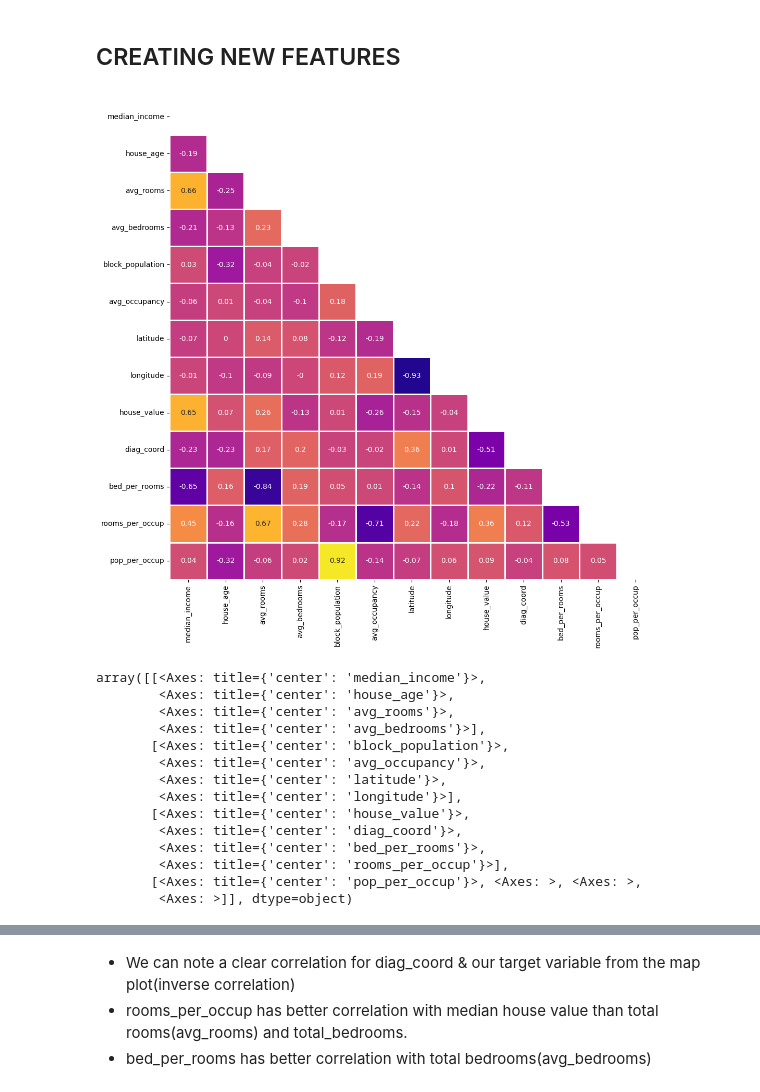
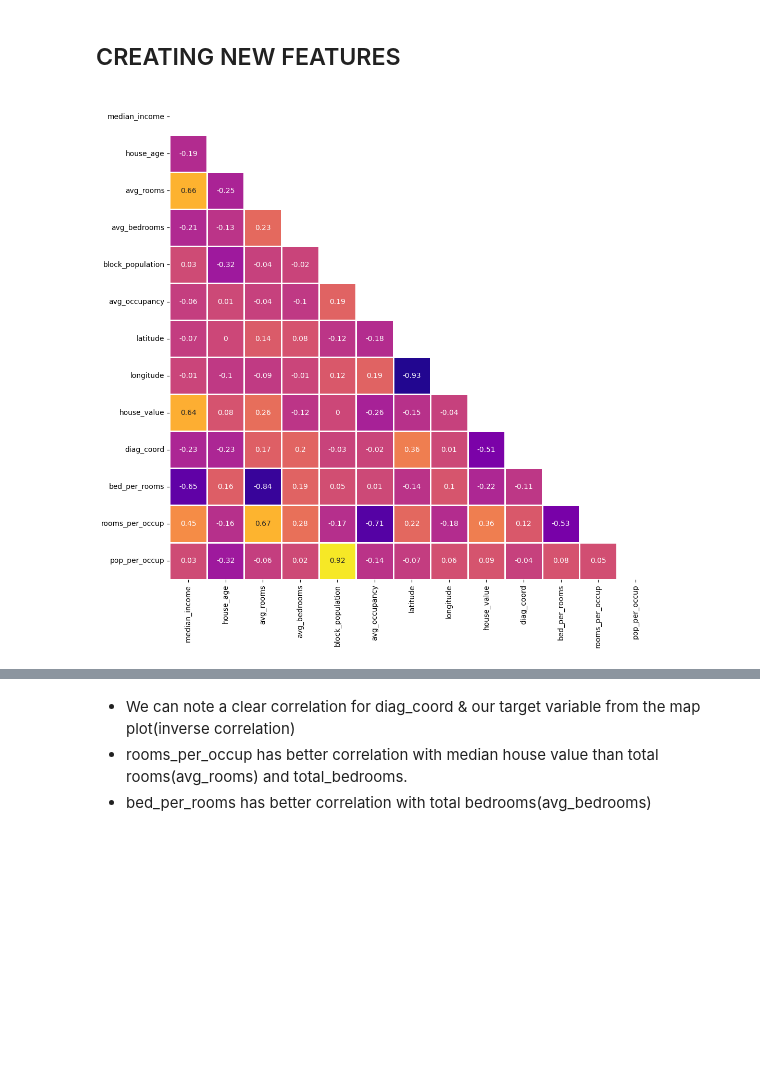
Before and after one commit to Motion115/ML-Labs, a Jupyter notebook: lab1/EDA_and_data_cleaning.ipynb, the cells around one changed output, grey strips where cells are left out. Drawn from its saved outputs; the diff is of its cells as text; code cells hidden in the pictures; blank space fills up the shorter version.

Commit message:
final check

```diff
--- a/lab1/EDA_and_data_cleaning.ipynb
+++ b/lab1/EDA_and_data_cleaning.ipynb
@@ -116,23 +106,28 @@ df["income_cat"].hist(figsize=(15,10))
 # %%
+# Defined a new feature income_cat which is income category and used if for sampling
+# df["income_cat"] = pd.cut(df["median_income"],
+#                                bins=[0., 1.5, 3.0, 4.5, 6., np.inf],
+#                                labels=[1, 2, 3, 4, 5])
+
+df["income_cat"] = np.ceil(df["median_income"] / 1.5)
+df["income_cat"].where(df["income_cat"] < 5, 5.0, inplace=True)
+df["income_cat"].hist(figsize=(15,10))
+
 from sklearn.model_selection import StratifiedShuffleSplit
+
 # Stratified sampling in proportion to income
 split=StratifiedShuffleSplit(n_splits=1,test_size=0.2,random_state=42)
 for train_index,test_index in split.split(df,df['income_cat']):
     trdata=df.loc[train_index]
     tedata=df.loc[test_index]
+
 # Verify the results of the training set and test set after stratified sampling
 print(trdata["income_cat"].value_counts()/len(trdata))
 print(tedata["income_cat"].value_counts()/len(tedata))
 # Delete 'income_cat'
 trdata.drop('income_cat',axis=1,inplace=True)
 tedata.drop('income_cat',axis=1,inplace=True)
-
-# trdata.to_csv("./train_set.csv",index=False)
-# tedata.to_csv("./test_set.csv",index=False)
-#
-# trdata=pd.read_csv('train_set.csv')
-# tedata=pd.read_csv('test_set.csv')
+# check info
 trdata.info()
 tedata.info()
-#data.drop('Unnamed: 0',axis=1,inplace=True)
 # %% [output]
@@ -257,9 +251,3 @@ for i in trdata.columns:
 [figure]
 [figure]
 [figure]
-# %%
-# use skewness correction via feature transformation
-maxval = trdata['house_value'].max() # get the maximum value
-trdata_upd = trdata[trdata['house_value'] != maxval]
-trdata_upd.hist(bins=60, figsize=(15,9))
-tedata_upd = tedata[tedata['house_value'] != maxval]
@@ -268,18 +254,19 @@ tedata_upd = tedata[tedata['house_value'] != maxval]
 # %%
+# use skewness correction via feature transformation
 def RemoveOutliers(df):
     maxval = df['house_value'].max() # get the maximum value
-    df = df[df['house_value']!=maxval].reset_index(drop=True)
-    # df=df[(df['median_house_value']!=500001) | (df['median_income']>=2)].reset_index(drop=True)
+    df = df[df['house_value']!=maxval].reset_index(drop=True) # delete the maximum value
     df = df[df['median_income']<=11].reset_index(drop=True)
-    # df=df[(df['median_house_value']!=350000) | (df['median_income']>=1.5)].reset_index(drop=True)
-    # df=df[(df['median_house_value']!=450000) | (df['median_income']>=2)].reset_index(drop=True)
-    # df=df[(df['median_house_value']>=350000) | (df['median_income']<=9.5)].reset_index(drop=True)
     df = df[df['block_population']<=9000].reset_index(drop=True)
     df = df[(df['avg_occupancy']>=1.15) & (df['avg_occupancy']<=6.5)].reset_index(drop=True)
     df = df[df['avg_rooms']<20].reset_index(drop=True)
     df = df[df['avg_bedrooms']<2].reset_index(drop=True)
     return df
-trdata_upd = RemoveOutliers(trdata_upd)
+# df=df[(df['median_house_value']!=350000) | (df['median_income']>=1.5)].reset_index(drop=True)
+# df=df[(df['median_house_value']!=450000) | (df['median_income']>=2)].reset_index(drop=True)
+# df=df[(df['median_house_value']>=350000) | (df['median_income']<=9.5)].reset_index(drop=True)
+# df=df[(df['median_house_value']!=500001) | (df['median_income']>=2)].reset_index(drop=True)
+trdata_upd = RemoveOutliers(trdata)
 trdata_upd.hist(bins=60, figsize=(15,9))
 # %% [output]
 array([[<Axes: title={'center': 'median_income'}>,
@@ -310,28 +284,16 @@ array([[<Axes: title={'center': 'median_income'}>,
 # %%
 trdata_upd['diag_coord'] = (trdata_upd['longitude'] + trdata_upd['latitude'])         # 'diagonal coordinate', works for this coord
 trdata_upd['bed_per_rooms'] = trdata_upd['avg_bedrooms']/trdata_upd['avg_rooms'] # feature w/ bedrooms/room ratio
 trdata_upd['rooms_per_occup']=trdata_upd['avg_rooms']/trdata_upd['avg_occupancy']
 trdata_upd['pop_per_occup']=trdata_upd['block_population']/trdata_upd['avg_occupancy']
 corr_matrix=trdata_upd.corr()
 corr_matrix['house_value'].sort_values(ascending=False)
 corrMat(trdata_upd,'upd_correlation_matrix')
 trdata_upd.hist(bins=60, figsize=(15,9))
+# drop 'pop_per_occup'
+trdata_upd.drop('pop_per_occup',axis=1,inplace=True)
 # %% [output]
-[figure, old version]
+[figure, new version]
-array([[<Axes: title={'center': 'median_income'}>,
-        <Axes: title={'center': 'house_age'}>,
-        <Axes: title={'center': 'avg_rooms'}>,
-        <Axes: title={'center': 'avg_bedrooms'}>],
-       [<Axes: title={'center': 'block_population'}>,
-        <Axes: title={'center': 'avg_occupancy'}>,
-        <Axes: title={'center': 'latitude'}>,
-        <Axes: title={'center': 'longitude'}>],
-       [<Axes: title={'center': 'house_value'}>,
-        <Axes: title={'center': 'diag_coord'}>,
-        <Axes: title={'center': 'bed_per_rooms'}>,
-        <Axes: title={'center': 'rooms_per_occup'}>],
-       [<Axes: title={'center': 'pop_per_occup'}>, <Axes: >, <Axes: >,
-        <Axes: >]], dtype=object)
 [figure]
 # %% [markdown]
 * We can note a clear correlation for diag_coord & our target variable from the map plot(inverse correlation)
```
Also changed, not shown: parts of 20 cells of this notebook, 3 other files.
